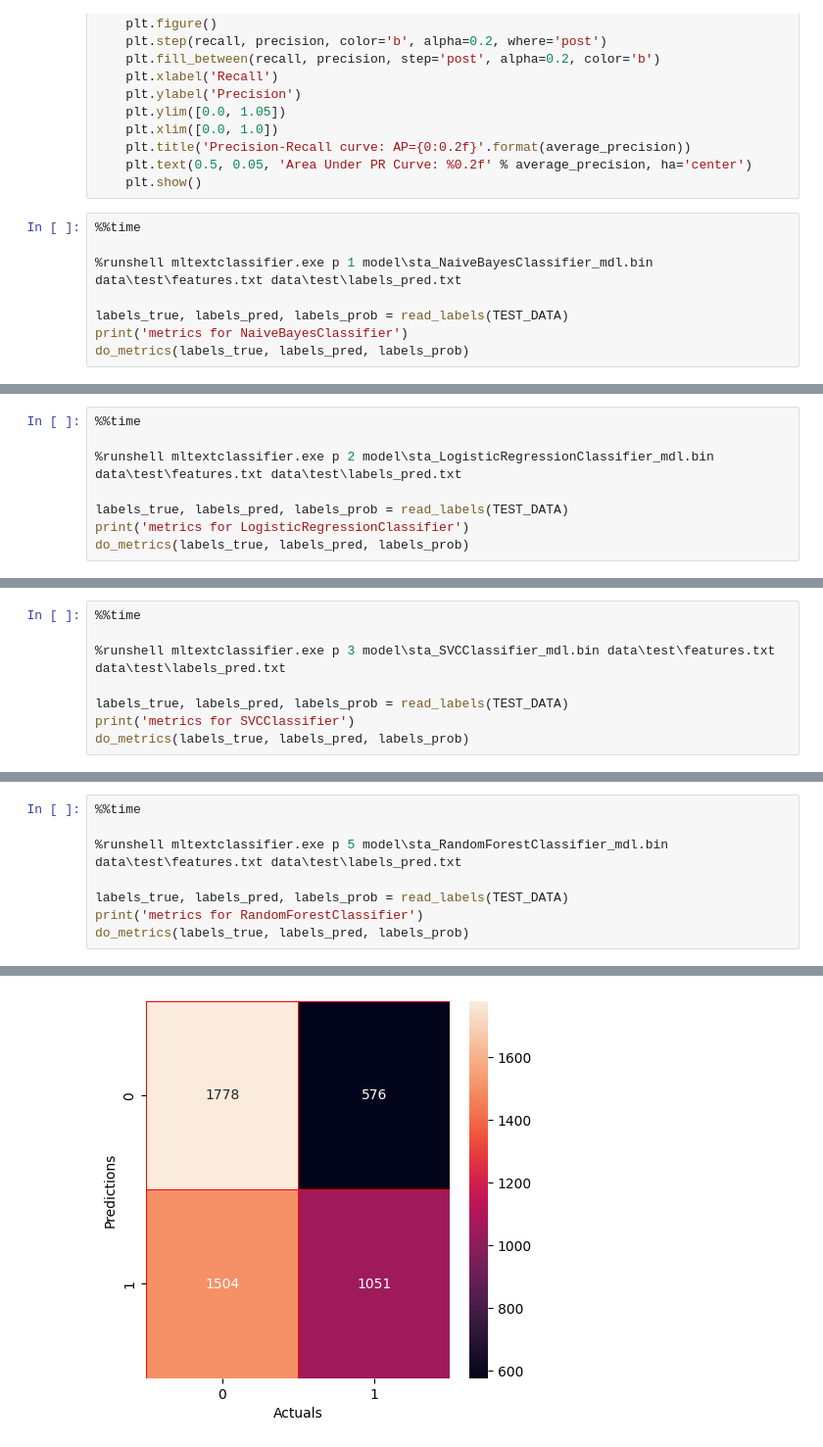
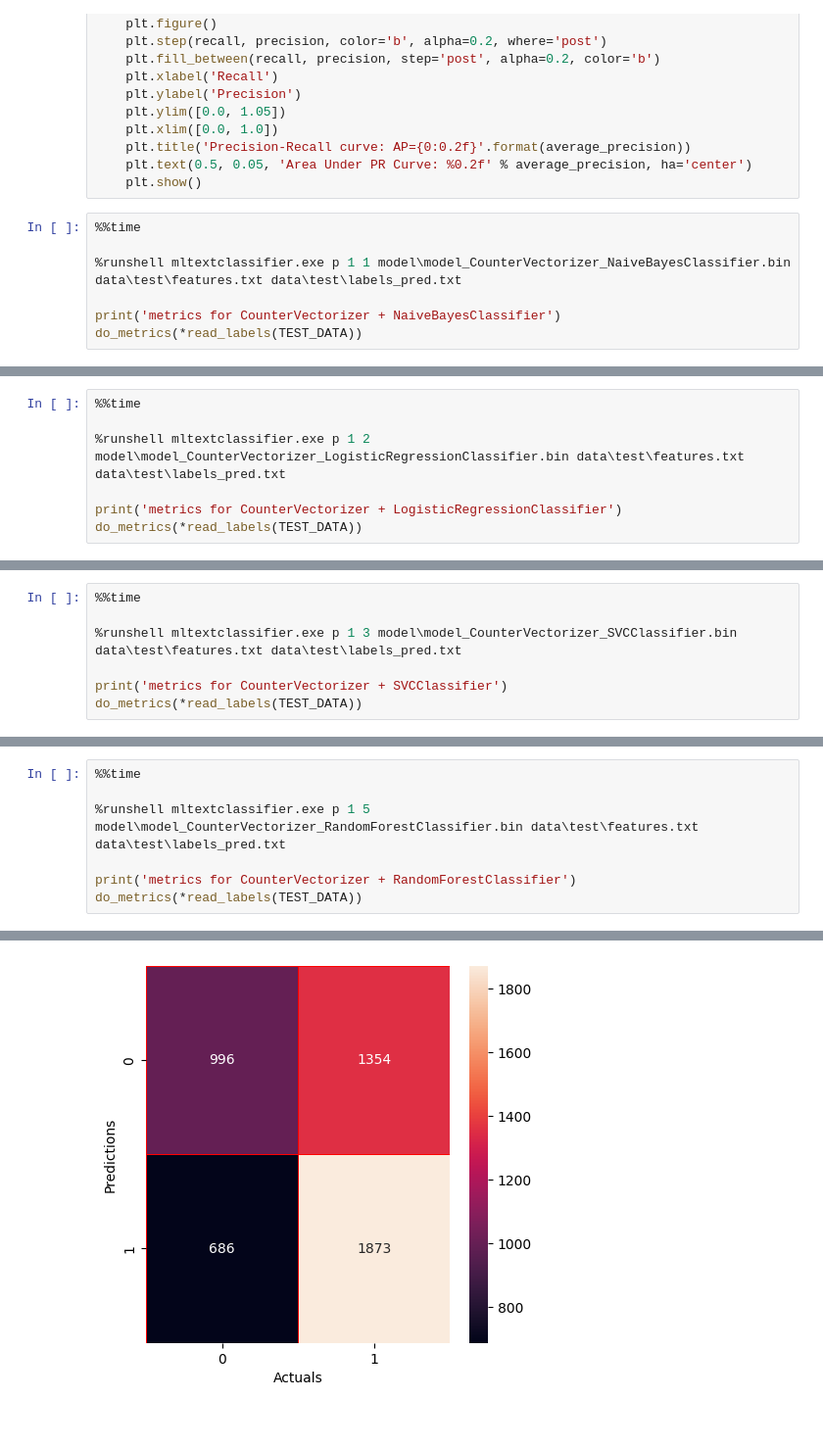
Before and after one commit to rvcgeeks/TextClassifierLib, a Jupyter notebook: examples/inference.ipynb, the cells around one changed output, grey strips where cells are left out. Shown at 98% size. Drawn from its saved outputs; the diff is of its cells as text.

Commit message:
Implemented TfidfVectorizer

```diff
--- a/examples/inference.ipynb
+++ b/examples/inference.ipynb
@@ -76,10 +76,9 @@ def do_metrics(labels_true, labels_pred, labels_prob):
 # %%
 %%time
 
-%runshell mltextclassifier.exe p 1 model\sta_NaiveBayesClassifier_mdl.bin data\test\features.txt data\test\labels_pred.txt
+%runshell mltextclassifier.exe p 1 1 model\model_CounterVectorizer_NaiveBayesClassifier.bin data\test\features.txt data\test\labels_pred.txt
 
-labels_true, labels_pred, labels_prob = read_labels(TEST_DATA)
-print('metrics for NaiveBayesClassifier')
-do_metrics(labels_true, labels_pred, labels_prob)
+print('metrics for CounterVectorizer + NaiveBayesClassifier')
+do_metrics(*read_labels(TEST_DATA))
 # %% [output]
 Predicting
@@ -102,10 +128,9 @@ Wall time: 908 ms
 # %%
 %%time
 
-%runshell mltextclassifier.exe p 2 model\sta_LogisticRegressionClassifier_mdl.bin data\test\features.txt data\test\labels_pred.txt
+%runshell mltextclassifier.exe p 1 2 model\model_CounterVectorizer_LogisticRegressionClassifier.bin data\test\features.txt data\test\labels_pred.txt
 
-labels_true, labels_pred, labels_prob = read_labels(TEST_DATA)
-print('metrics for LogisticRegressionClassifier')
-do_metrics(labels_true, labels_pred, labels_prob)
+print('metrics for CounterVectorizer + LogisticRegressionClassifier')
+do_metrics(*read_labels(TEST_DATA))
 # %% [output]
 Predicting
@@ -128,10 +180,9 @@ Wall time: 764 ms
 # %%
 %%time
 
-%runshell mltextclassifier.exe p 3 model\sta_SVCClassifier_mdl.bin data\test\features.txt data\test\labels_pred.txt
+%runshell mltextclassifier.exe p 1 3 model\model_CounterVectorizer_SVCClassifier.bin data\test\features.txt data\test\labels_pred.txt
 
-labels_true, labels_pred, labels_prob = read_labels(TEST_DATA)
-print('metrics for SVCClassifier')
-do_metrics(labels_true, labels_pred, labels_prob)
+print('metrics for CounterVectorizer + SVCClassifier')
+do_metrics(*read_labels(TEST_DATA))
 # %% [output]
 Predicting
@@ -162,10 +246,9 @@ do_metrics(labels_true, labels_pred, labels_prob)
 # %%
 %%time
 
-%runshell mltextclassifier.exe p 5 model\sta_RandomForestClassifier_mdl.bin data\test\features.txt data\test\labels_pred.txt
+%runshell mltextclassifier.exe p 1 5 model\model_CounterVectorizer_RandomForestClassifier.bin data\test\features.txt data\test\labels_pred.txt
 
-labels_true, labels_pred, labels_prob = read_labels(TEST_DATA)
-print('metrics for RandomForestClassifier')
-do_metrics(labels_true, labels_pred, labels_prob)
+print('metrics for CounterVectorizer + RandomForestClassifier')
+do_metrics(*read_labels(TEST_DATA))
 # %% [output]
 Predicting
@@ -183 +267 @@ weighted avg       0.60      0.58      0.56      4909
-[figure, old version]
+[figure, new version]
```
Also changed, not shown: parts of 12 cells of this notebook, 24 other files.
